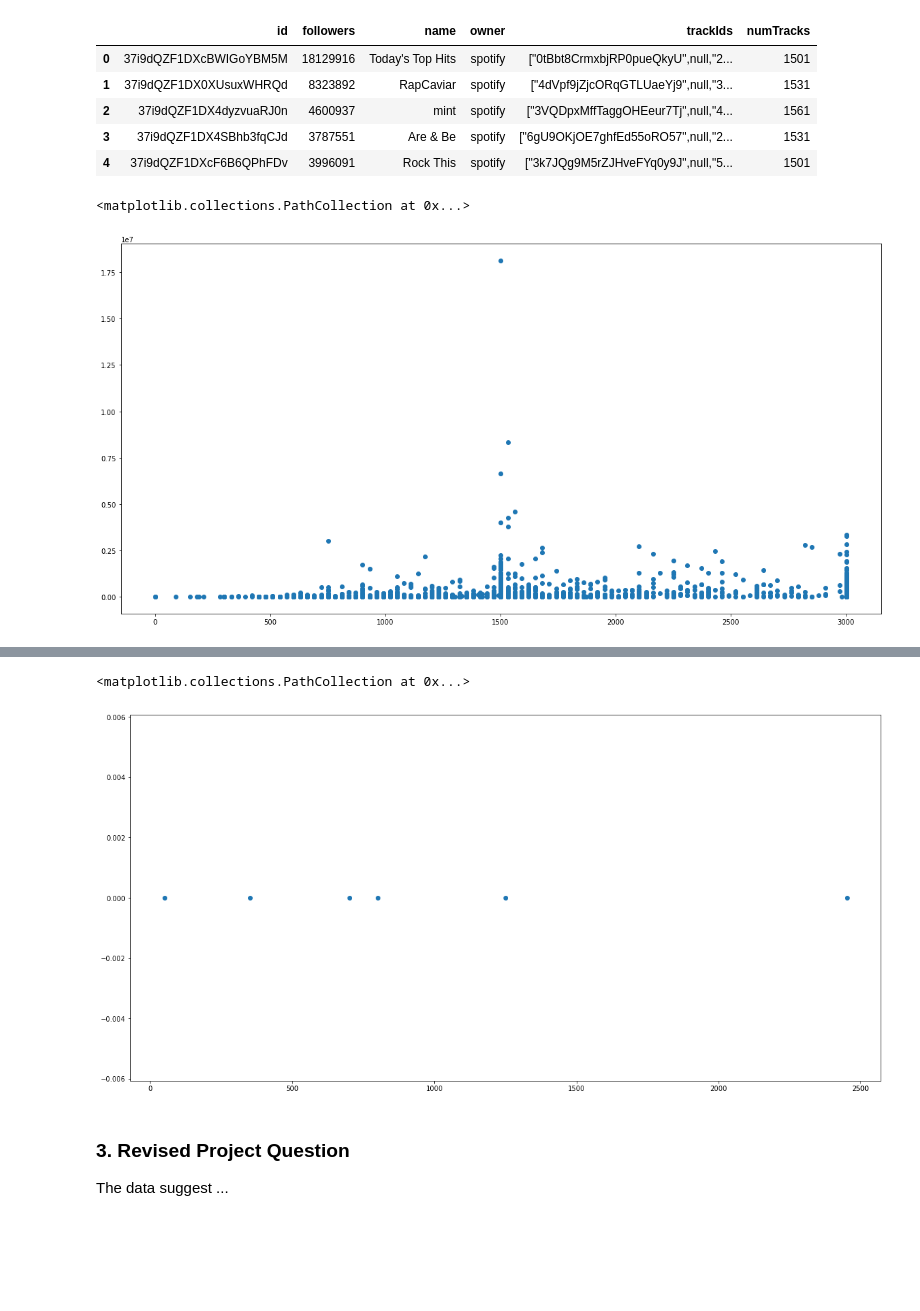
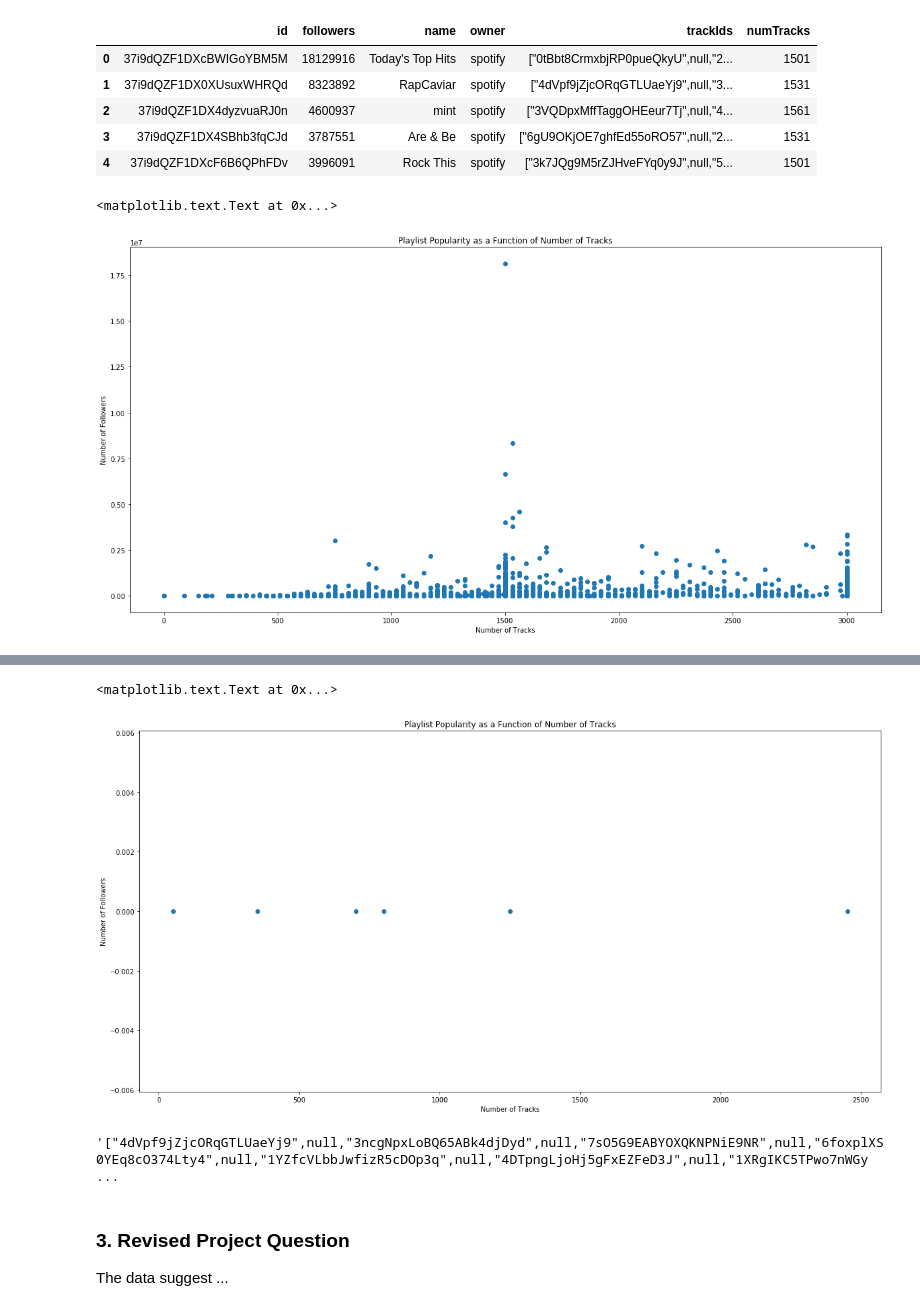
Before and after one commit to michelle-chiang/CS109-Final-Project, a Jupyter notebook: Milestone 3.ipynb, the cells around one changed output, grey strips where cells are left out. Cells and saved outputs as stored; diff of their text form; code cells hidden in the pictures; blank space fills up the shorter version.

```diff
--- a/Milestone 3.ipynb
+++ b/Milestone 3.ipynb
@@ -34,9 +34,12 @@ spotify_df.head()
 # %%
 plt.figure(figsize=(20,10))
 plt.scatter(spotify_df['numTracks'], spotify_df['followers'])
+plt.xlabel('Number of Tracks')
+plt.ylabel('Number of Followers')
+plt.title('Playlist Popularity as a Function of Number of Tracks')
 # %% [output]
-<matplotlib.collections.PathCollection at 0x...>
+<matplotlib.text.Text at 0x...>
-[figure, old version]
+[figure, new version]
 # %%
 michelle_df = pd.read_csv('michelle_playlists.csv', sep=';')
 michelle_df['numTracks'] = [int(len(i)) for i in michelle_df['trackIds']]
@@ -55,9 +58,16 @@ michelle_df.head()
 # %%
 plt.figure(figsize=(20,10))
 plt.scatter(michelle_df['numTracks'], michelle_df['followers'])
+plt.xlabel('Number of Tracks')
+plt.ylabel('Number of Followers')
+plt.title('Playlist Popularity as a Function of Number of Tracks')
 # %% [output]
-<matplotlib.collections.PathCollection at 0x...>
+<matplotlib.text.Text at 0x...>
-[figure, old version]
+[figure, new version]
+# %%
+spotify_df['trackIds'][1]
+# %% [output]
+'["4dVpf9jZjcORqGTLUaeYj9",null,"3ncgNpxLoBQ65ABk4djDyd",null,"7sO5G9EABYOXQKNPNiE9NR",null,"6foxplXS0YEq8cO374Lty4",null,"1YZfcVLbbJwfizR5cDOp3q",null,"4DTpngLjoHj5gFxEZFeD3J",null,"1XRgIKC5TPwo7nWGy ...
 # %% [markdown]
 ### 3. Revised Project Question
 
```
Also changed, not shown: 1 other file.
